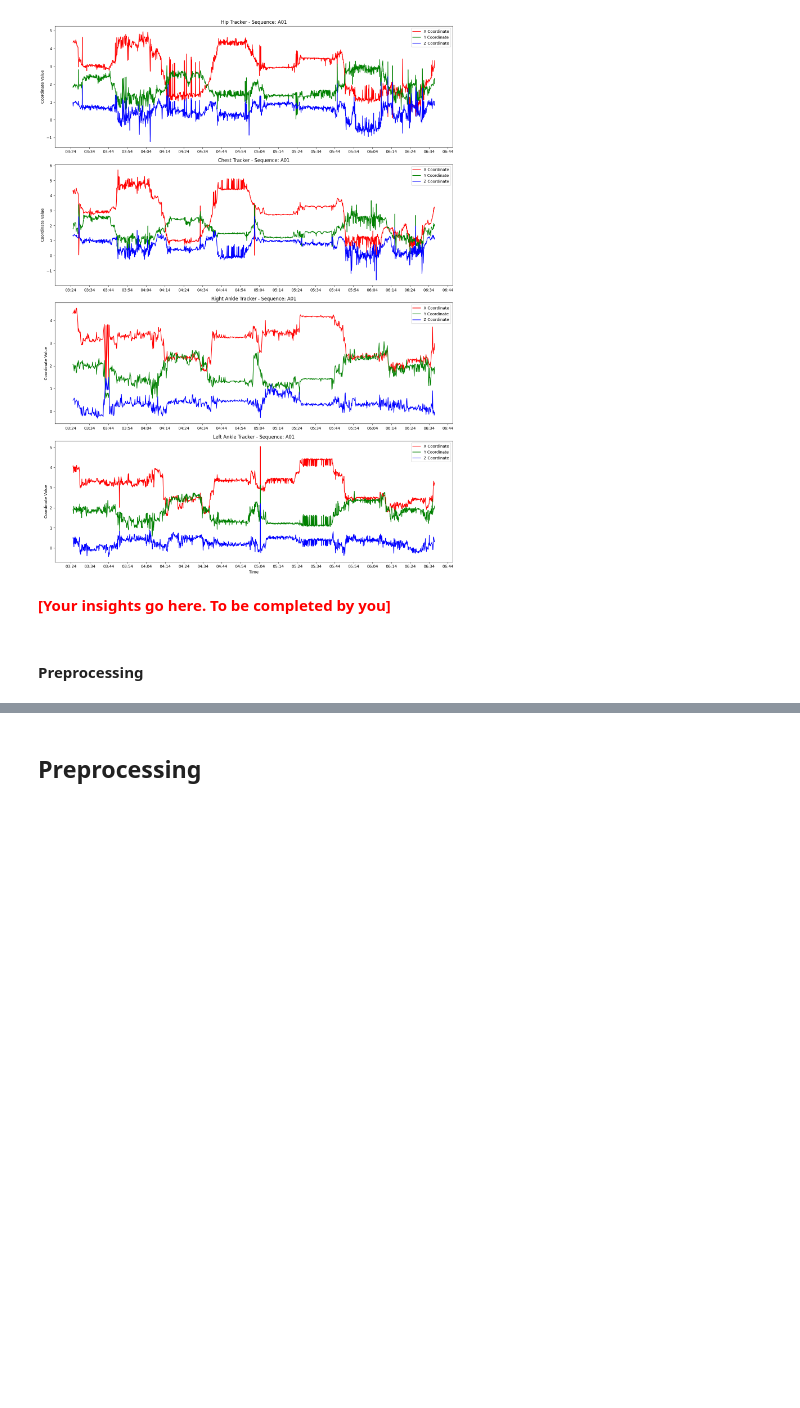
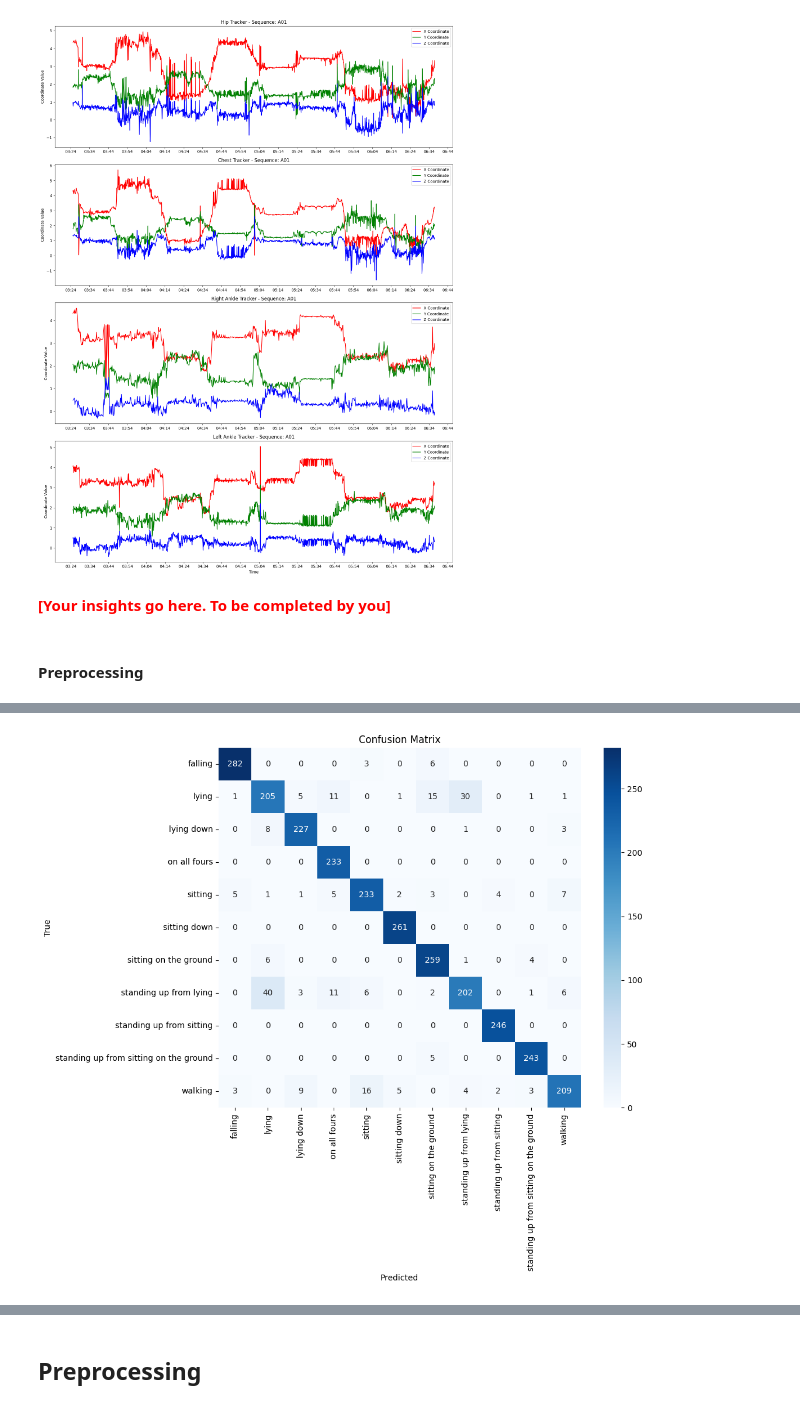
Before and after one commit to ElGrorg/LSTMFallDetection, a Jupyter notebook: coursework2_ai4sd.ipynb, the cells around one changed output, grey strips where cells are left out. Drawn from its saved outputs; the diff is of its cells as text; code cells hidden in the pictures; blank space fills up the shorter version.

```diff
--- a/coursework2_ai4sd.ipynb
+++ b/coursework2_ai4sd.ipynb
@@ -270,5 +273,6 @@ encoder = OneHotEncoder()  # Use sparse=True if you want a sparse matrix
 # Fit and transform
 y_train = encoder.fit_transform(y_train.reshape(-1, 1))
 y_test = encoder.transform(y_test.reshape(-1, 1))
+y_val = encoder.transform(y_val.reshape(-1, 1))
 # %%
 print(X_train.shape, y_train.shape)
@@ -362,3 +375,15 @@ def train(model, device, train_loader, test_loader, optimizer, criterion, n_epoc
+# %%
+def plot_confusion_matrix(all_labels, all_predictions, class_names):
+    # Compute confusion matrix
+    cm = confusion_matrix(all_labels, all_predictions)
+
+    # Plot confusion matrix
+    plt.figure(figsize=(10, 8))
+    sns.heatmap(cm, annot=True, fmt='d', cmap='Blues', xticklabels=class_names, yticklabels=class_names)
+    plt.xlabel('Predicted')
+    plt.ylabel('True')
+    plt.title('Confusion Matrix')
+    plt.show()
 # %%
 def test(model, device, test_loader, criterion):
     model.eval()
@@ -422,0 +456,4 @@ plot_loss_accuracy(train_losses, train_accuracies, test_losses, test_accuracies)
+# %%
+plot_confusion_matrix(all_labels, all_predictions, encoder.categories_[0])
+# %% [output]
+[figure, added]
```
Also changed, not shown: parts of 37 cells of this notebook.
